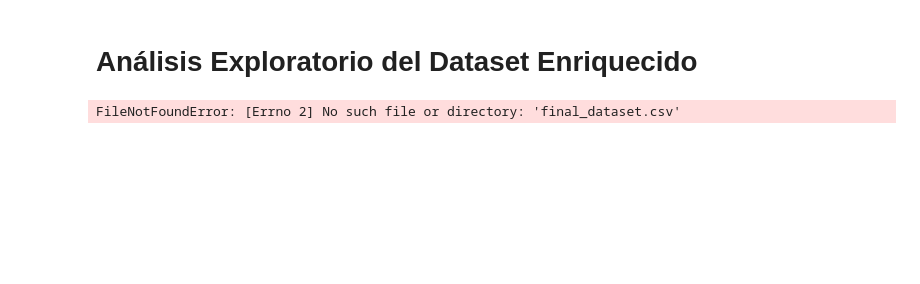
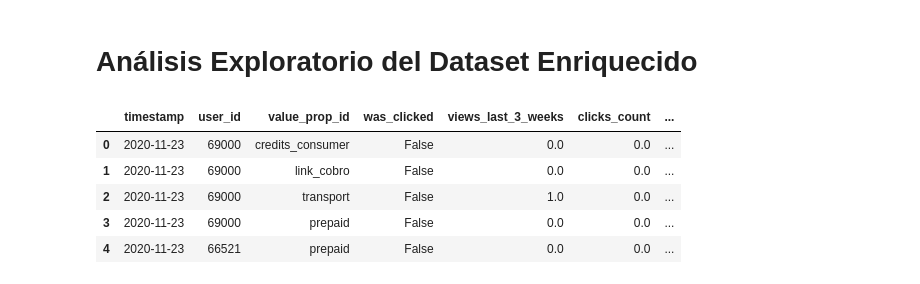
Before and after one commit to JhonatanS93-DE/meli-case-tecnico, a Jupyter notebook: notebooks/AnalisisExploratorioMeli.ipynb, the cells around one changed output. Drawn from its saved outputs; the diff is of its cells as text; code cells hidden in the pictures; blank space fills up the shorter version.

```diff
--- a/notebooks/AnalisisExploratorioMeli.ipynb
+++ b/notebooks/AnalisisExploratorioMeli.ipynb
@@ -3,15 +3,20 @@
 # %%
 import pandas as pd
 import matplotlib.pyplot as plt
 import seaborn as sns
 
 plt.style.use('ggplot')
 sns.set(style="whitegrid")
 
-df = pd.read_csv("final_dataset.csv")
+df = pd.read_csv(r"C:\Users\GOLDEN\Desktop\meli-case-tecnico\airflow\data\output\final_dataset.csv")
 df.head()
 # %% [output]
-FileNotFoundError: [Errno 2] No such file or directory: 'final_dataset.csv'
+|  | timestamp | user_id | value_prop_id | was_clicked | views_last_3_weeks | clicks_count | ... |
+| 0 | 2020-11-23 | 69000 | credits_consumer | False | 0.0 | 0.0 | ... |
+| 1 | 2020-11-23 | 69000 | link_cobro | False | 0.0 | 0.0 | ... |
+| 2 | 2020-11-23 | 69000 | transport | False | 1.0 | 0.0 | ... |
+| 3 | 2020-11-23 | 69000 | prepaid | False | 0.0 | 0.0 | ... |
+| 4 | 2020-11-23 | 66521 | prepaid | False | 0.0 | 0.0 | ... |
 # %%
 # Información general
 df.info()
```
Also changed, not shown: parts of 7 cells of this notebook.
